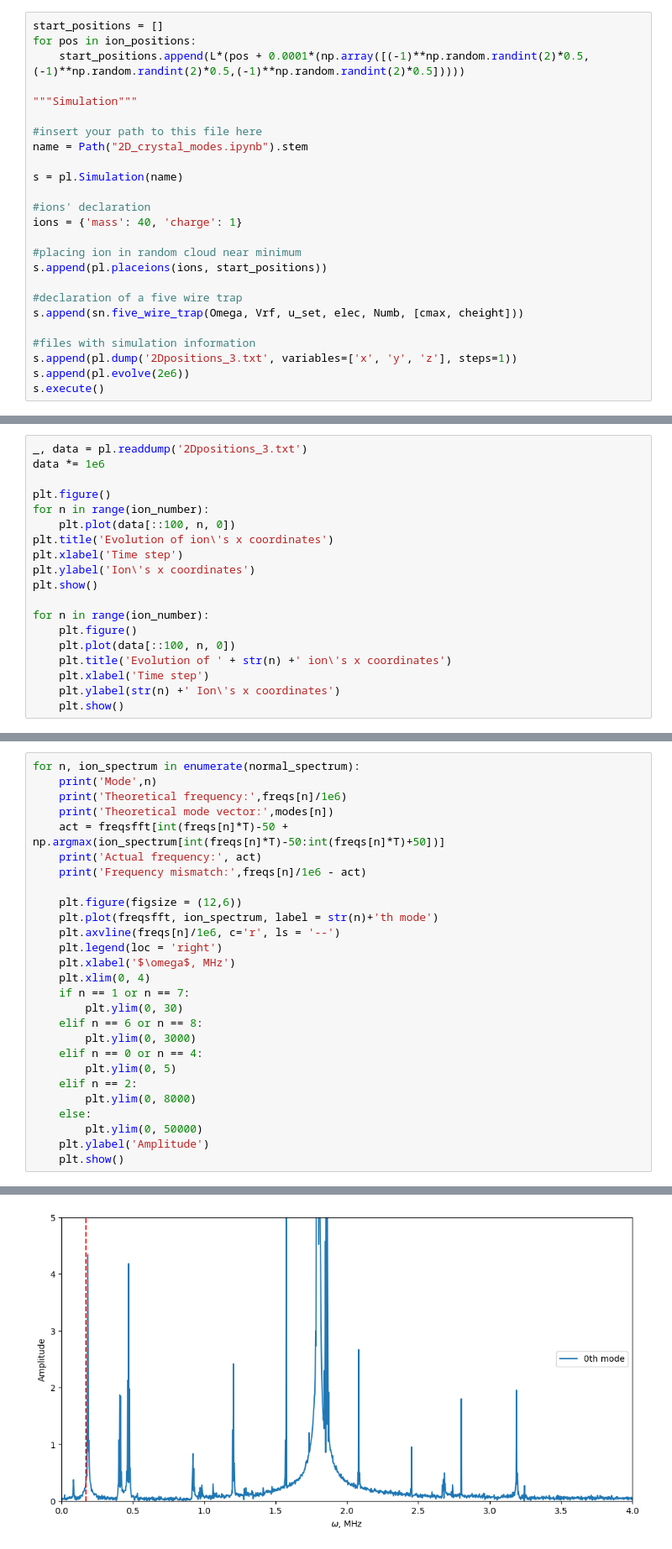
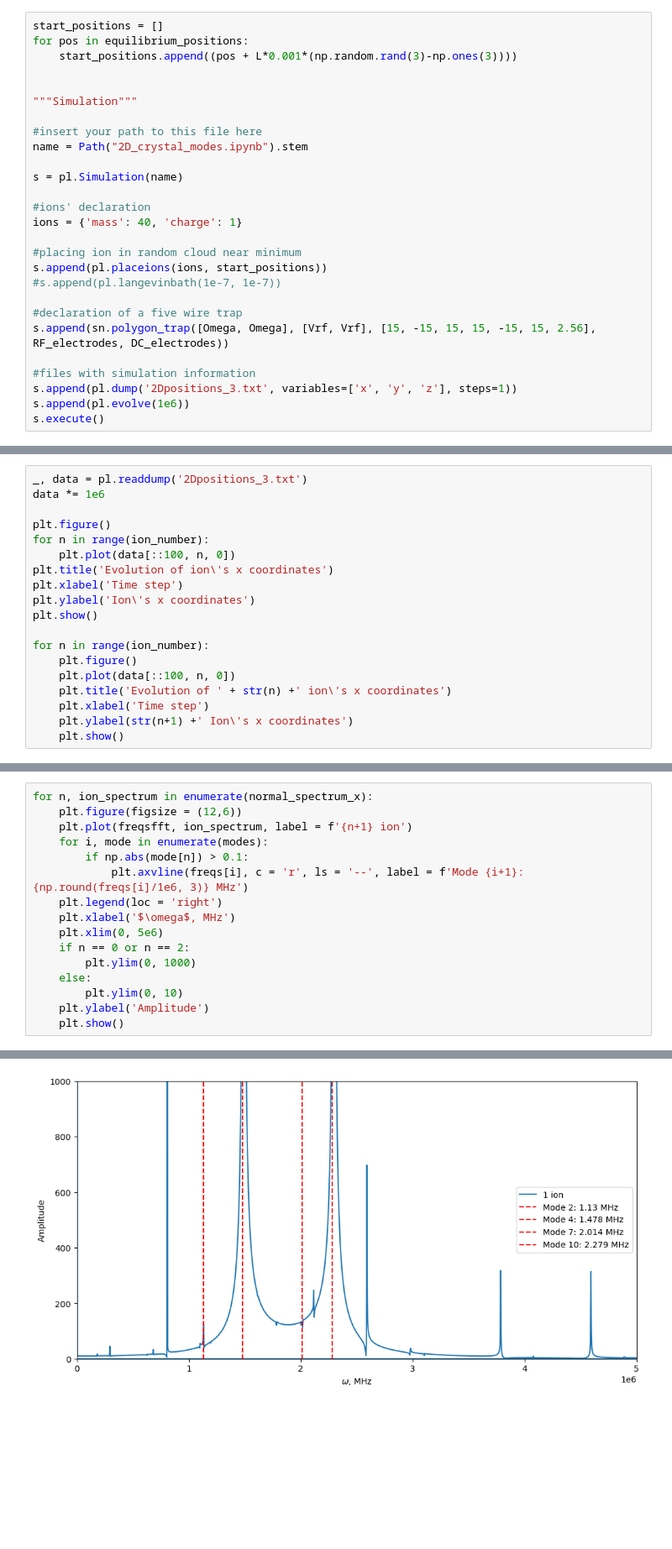
Before and after one commit to underforestaaa/Sion, a Jupyter notebook: examples/2D_crystal_modes.ipynb, the cells around one changed output, grey strips where cells are left out. Shown at 84% size. Drawn from its saved outputs; the diff is of its cells as text; blank space fills up the shorter version.

```diff
--- a/examples/2D_crystal_modes.ipynb
+++ b/examples/2D_crystal_modes.ipynb
@@ -262,8 +257,9 @@ Normal modes: [[ 3.01e-01 -6.01e-01  3.01e-01  4.78e-01 -4.48e-13 -4.78e-01 -2.7
 This block performs simulation of ions near their equilibrium positions, oscillating from random initial displacement.
 # %%
 start_positions = []
-for pos in ion_positions:
-    start_positions.append(L*(pos + 0.0001*(np.array([(-1)**np.random.randint(2)*0.5,(-1)**np.random.randint(2)*0.5,(-1)**np.random.randint(2)*0.5]))))
+for pos in equilibrium_positions:
+    start_positions.append((pos + L*0.001*(np.random.rand(3)-np.ones(3))))
+
 
 """Simulation"""
 
@@ -277,12 +273,13 @@ ions = {'mass': 40, 'charge': 1}
 
 #placing ion in random cloud near minimum
 s.append(pl.placeions(ions, start_positions))
+#s.append(pl.langevinbath(1e-7, 1e-7))
 
 #declaration of a five wire trap
-s.append(sn.five_wire_trap(Omega, Vrf, u_set, elec, Numb, [cmax, cheight]))
+s.append(sn.polygon_trap([Omega, Omega], [Vrf, Vrf], [15, -15, 15, 15, -15, 15, 2.56], RF_electrodes, DC_electrodes))
 
 #files with simulation information
 s.append(pl.dump('2Dpositions_3.txt', variables=['x', 'y', 'z'], steps=1))
-s.append(pl.evolve(2e6))
+s.append(pl.evolve(1e6))
 s.execute()
 # %% [output]
@@ -324,6 +321,6 @@ for n in range(ion_number):
     plt.plot(data[::100, n, 0])
     plt.title('Evolution of ' + str(n) +' ion\'s x coordinates')
     plt.xlabel('Time step')
-    plt.ylabel(str(n) +' Ion\'s x coordinates')
+    plt.ylabel(str(n+1) +' Ion\'s x coordinates')
     plt.show()
 # %% [output]
@@ -361,28 +361,17 @@ This block presents the frequencies of each mode, calculated with *sion.normal_m
 # %%
-for n, ion_spectrum in enumerate(normal_spectrum):
-    print('Mode',n)
-    print('Theoretical frequency:',freqs[n]/1e6)
-    print('Theoretical mode vector:',modes[n])
-    act = freqsfft[int(freqs[n]*T)-50 + np.argmax(ion_spectrum[int(freqs[n]*T)-50:int(freqs[n]*T)+50])]
-    print('Actual frequency:', act)
-    print('Frequency mismatch:',freqs[n]/1e6 - act)
-
+for n, ion_spectrum in enumerate(normal_spectrum_x):
     plt.figure(figsize = (12,6))
-    plt.plot(freqsfft, ion_spectrum, label = str(n)+'th mode')
-    plt.axvline(freqs[n]/1e6, c='r', ls = '--')
+    plt.plot(freqsfft, ion_spectrum, label = f'{n+1} ion')
+    for i, mode in enumerate(modes):
+        if np.abs(mode[n]) > 0.1:
+            plt.axvline(freqs[i], c = 'r', ls = '--', label = f'Mode {i+1}: {np.round(freqs[i]/1e6, 3)} MHz')
     plt.legend(loc = 'right')
     plt.xlabel('$\omega$, MHz')
-    plt.xlim(0, 4)
-    if n == 1 or n == 7:
-        plt.ylim(0, 30)
-    elif n == 6 or n == 8:
-        plt.ylim(0, 3000)
-    elif n == 0 or n == 4:
-        plt.ylim(0, 5)
-    elif n == 2:
-        plt.ylim(0, 8000)
+    plt.xlim(0, 5e6)
+    if n == 0 or n == 2:
+        plt.ylim(0, 1000)
     else:
-        plt.ylim(0, 50000)
+        plt.ylim(0, 10)
     plt.ylabel('Amplitude')
     plt.show()
 # %% [output]
@@ -395 +378 @@ Frequency mismatch: -0.01229309673658599
-[figure, old version]
+[figure, new version]
```
Also changed, not shown: parts of 23 cells of this notebook.
